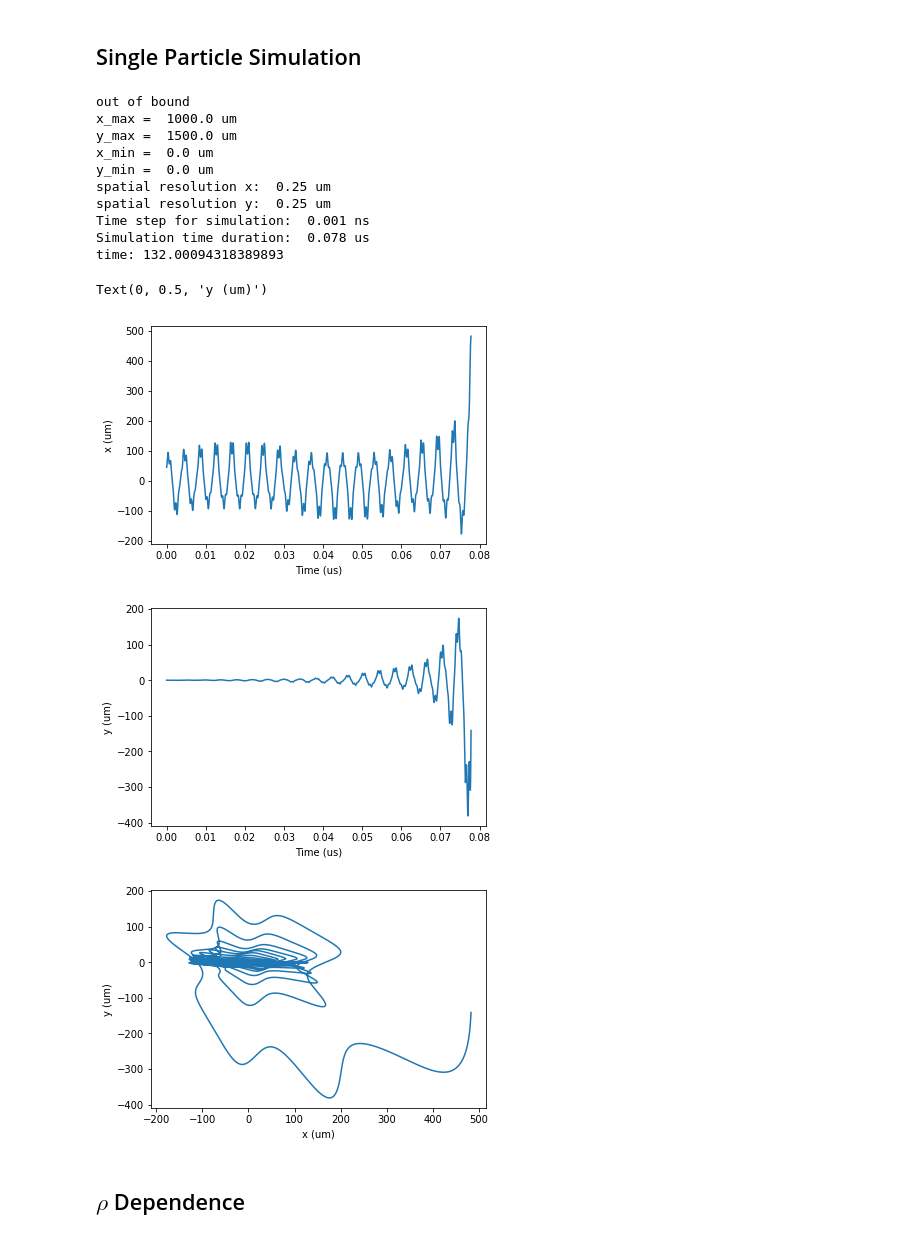
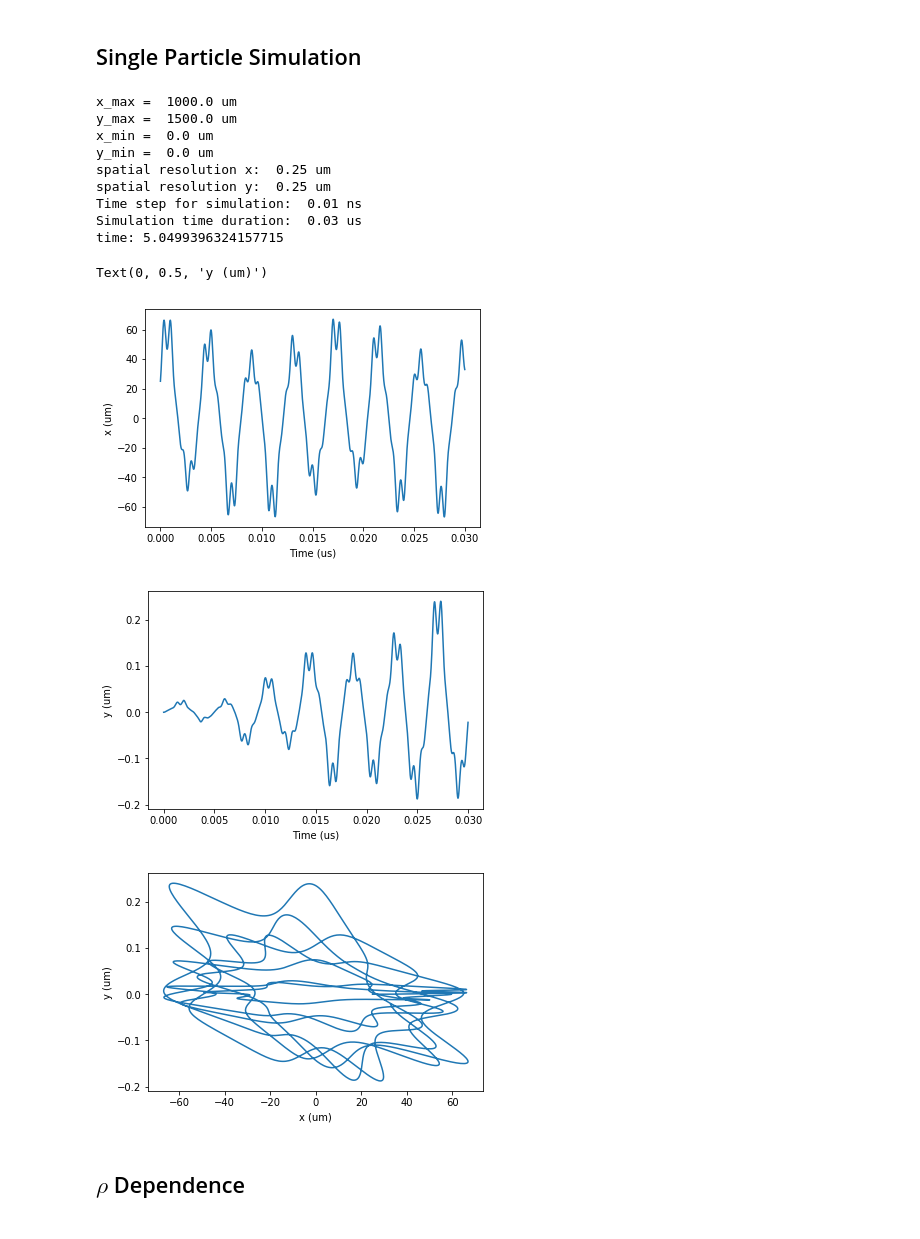
Before and after one commit to HaeffnerLab/Electron-Trap-Design-Testing, a Jupyter notebook: 250nm_quarter_sim1.ipynb, the cells around one changed output. Cells and saved outputs as stored; diff of their text form; code cells hidden in the pictures.

```diff
--- a/250nm_quarter_sim1.ipynb
+++ b/250nm_quarter_sim1.ipynb
@@ -234,11 +234,11 @@ Name: 912262, dtype: float64
 # %%
 start = time.time()
 # simulation configuration
-dt = 1.0e-12 #s
-t_max = 20.0e-8 # maximum time duration of the simulation
+dt = 1.0e-11 #s
+t_max = 3.0e-8 # maximum time duration of the simulation
 
 T = 300.0 # kelvin
-rou = 45.0e-6 # distance from initial position to the trap center
+rou = 25.0e-6 # distance from initial position to the trap center
 phi = 0.0 # direction of initial position vector
 v = np.sqrt(2*kB*T/m) #speed
 theta = 0.0 # direction of initial velocity
@@ -272,40 +272,39 @@ print("x_min = ", x_min*1.0e6, "um")
 print("y_min = ", y_min*1.0e6, "um")
 print("spatial resolution x: ", dx*1.0e6, "um")
 print("spatial resolution y: ", dy*1.0e6, "um")
 print("Time step for simulation: ", dt*1.0e9, "ns")
 print("Simulation time duration: ", round(t*1.0e6, 3), "us")
 end = time.time()
 print("time:", end-start)
 
 plt.figure()
 plt.plot(t_s*1.0e6, x_traj*1.0e6)
 plt.xlabel("Time (us)")
 plt.ylabel("x (um)")
 
 plt.figure()
 plt.plot(t_s*1.0e6, y_traj*1.0e6)
 plt.xlabel("Time (us)")
 plt.ylabel("y (um)")
 
 plt.figure()
 plt.plot(x_traj*1.0e6, y_traj*1.0e6)
 plt.xlabel("x (um)")
 plt.ylabel("y (um)")
 # %% [output]
-out of bound
 x_max =  1000.0 um
 y_max =  1500.0 um
 x_min =  0.0 um
 y_min =  0.0 um
 spatial resolution x:  0.25 um
 spatial resolution y:  0.25 um
-Time step for simulation:  0.001 ns
-Simulation time duration:  0.078 us
-time: 132.00094318389893
+Time step for simulation:  0.01 ns
+Simulation time duration:  0.03 us
+time: 5.0499396324157715
 Text(0, 0.5, 'y (um)')
-[figure, old version]
+[figure, new version]
-[figure, old version]
+[figure, new version]
-[figure, old version]
+[figure, new version]
 # %% [markdown]
 ## $\rho$ Dependence
 # %%
```
Also changed, not shown: parts of 1 cell of this notebook, 1 other file.
